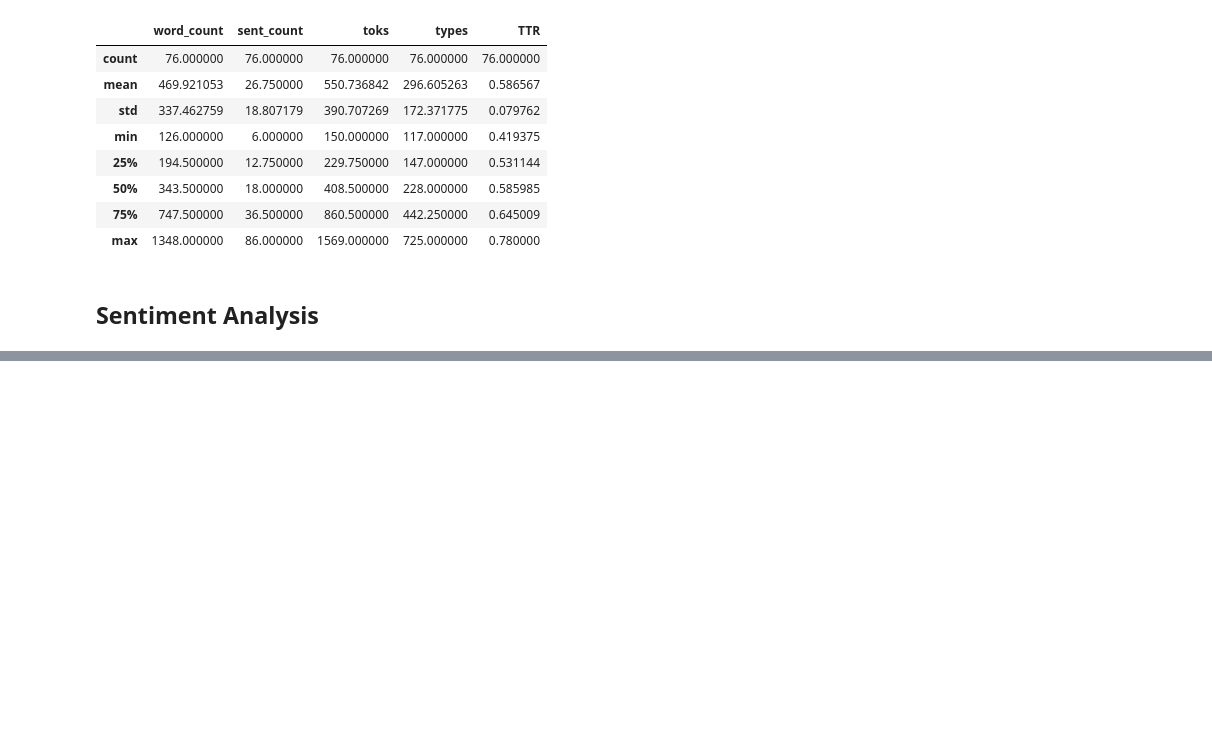
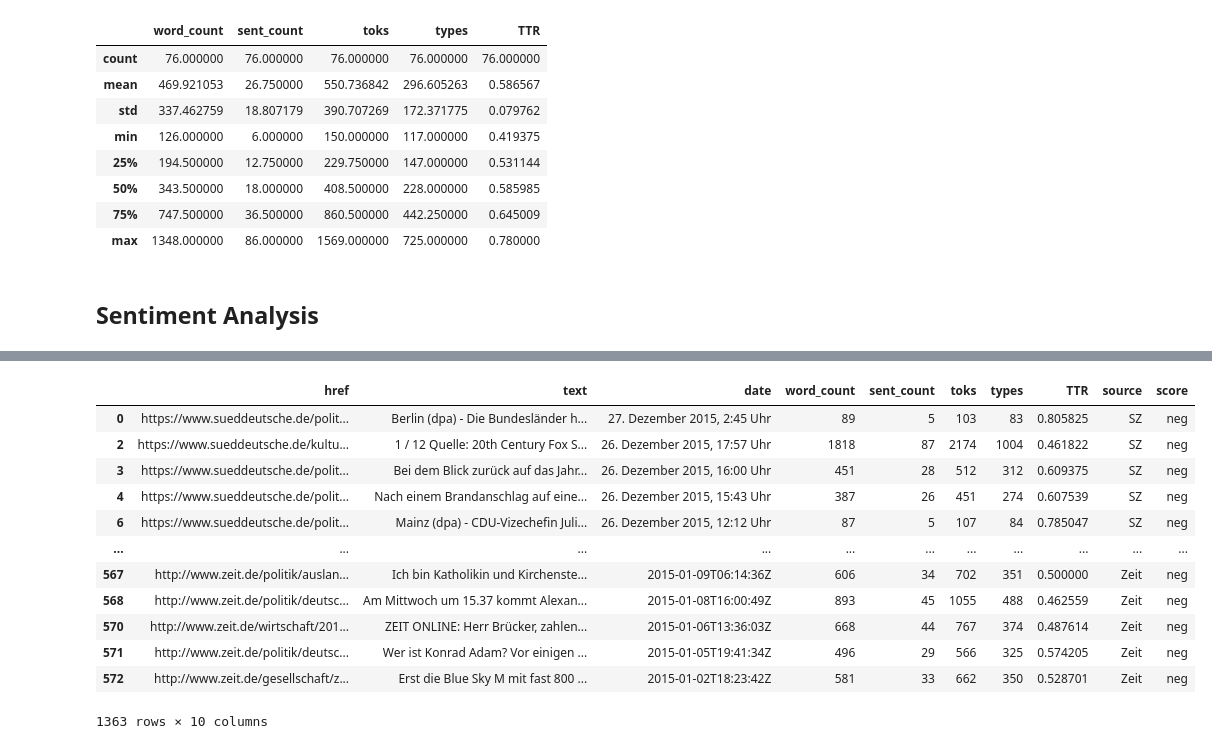
Before and after one commit to Data-Science-for-Linguists-2021/Fl-chtlingskrise-Sentiment-Analysis, a Jupyter notebook: Presentation.ipynb, the cells around one changed output, grey strips where cells are left out. Saved outputs shown, nothing was run; the diff lists cells and outputs as text; code cells hidden in the pictures; blank space fills up the shorter version.

```diff
--- a/Presentation.ipynb
+++ b/Presentation.ipynb
@@ -440,0 +370,17 @@ t
+# %%
+neg = all_df[all_df.score == 'neg']
+neg
+# %% [output]
+|  | href | text | date | word_count | sent_count | toks | types | TTR | source | score |
+| 0 | https://www.sueddeutsche.de/polit... | Berlin (dpa) - Die Bundesländer h... | 27. Dezember 2015, 2:45 Uhr | 89 | 5 | 103 | 83 | 0.805825 | SZ | neg |
+| 2 | https://www.sueddeutsche.de/kultu... | 1 / 12 Quelle: 20th Century Fox S... | 26. Dezember 2015, 17:57 Uhr | 1818 | 87 | 2174 | 1004 | 0.461822 | SZ | neg |
+| 3 | https://www.sueddeutsche.de/polit... | Bei dem Blick zurück auf das Jahr... | 26. Dezember 2015, 16:00 Uhr | 451 | 28 | 512 | 312 | 0.609375 | SZ | neg |
+| 4 | https://www.sueddeutsche.de/polit... | Nach einem Brandanschlag auf eine... | 26. Dezember 2015, 15:43 Uhr | 387 | 26 | 451 | 274 | 0.607539 | SZ | neg |
+| 6 | https://www.sueddeutsche.de/polit... | Mainz (dpa) - CDU-Vizechefin Juli... | 26. Dezember 2015, 12:12 Uhr | 87 | 5 | 107 | 84 | 0.785047 | SZ | neg |
+| ... | ... | ... | ... | ... | ... | ... | ... | ... | ... | ... |
+| 567 | http://www.zeit.de/politik/auslan... | Ich bin Katholikin und Kirchenste... | 2015-01-09T06:14:36Z | 606 | 34 | 702 | 351 | 0.500000 | Zeit | neg |
+| 568 | http://www.zeit.de/politik/deutsc... | Am Mittwoch um 15.37 kommt Alexan... | 2015-01-08T16:00:49Z | 893 | 45 | 1055 | 488 | 0.462559 | Zeit | neg |
+| 570 | http://www.zeit.de/wirtschaft/201... | ZEIT ONLINE: Herr Brücker, zahlen... | 2015-01-06T13:36:03Z | 668 | 44 | 767 | 374 | 0.487614 | Zeit | neg |
+| 571 | http://www.zeit.de/politik/deutsc... | Wer ist Konrad Adam? Vor einigen ... | 2015-01-05T19:41:34Z | 496 | 29 | 566 | 325 | 0.574205 | Zeit | neg |
+| 572 | http://www.zeit.de/gesellschaft/z... | Erst die Blue Sky M mit fast 800 ... | 2015-01-02T18:23:42Z | 581 | 33 | 662 | 350 | 0.528701 | Zeit | neg |
+1363 rows × 10 columns
```
Also changed, not shown: parts of 29 cells of this notebook.
